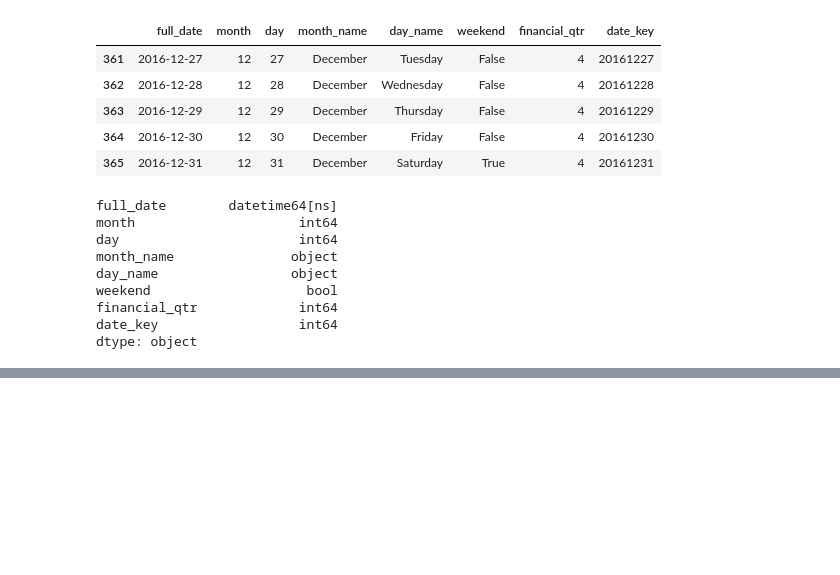
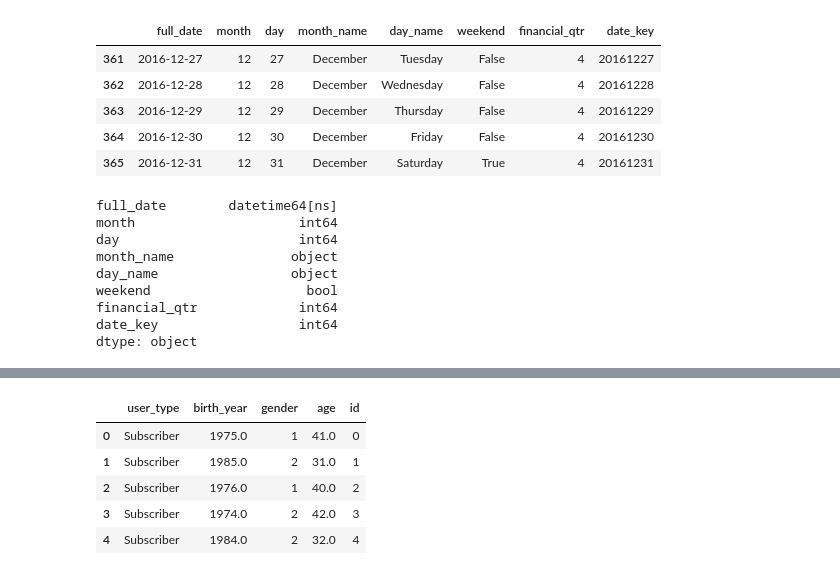
Before and after one commit to ethanenkhtur/bike_rental_data_management, a Jupyter notebook: project.ipynb, the cells around one changed output, grey strips where cells are left out. Cells and saved outputs as stored; diff of their text form; code cells hidden in the pictures; blank space fills up the shorter version.

```diff
--- a/project.ipynb
+++ b/project.ipynb
@@ -540,0 +603,11 @@ dtype: object
+# %%
+# change the name of the trip_demo id column for the database
+trip_demo.rename(columns={'trip_demo':'id'}, inplace=True)
+trip_demo.head()
+# %% [output]
+|  | user_type | birth_year | gender | age | id |
+| 0 | Subscriber | 1975.0 | 1 | 41.0 | 0 |
+| 1 | Subscriber | 1985.0 | 2 | 31.0 | 1 |
+| 2 | Subscriber | 1976.0 | 1 | 40.0 | 2 |
+| 3 | Subscriber | 1974.0 | 2 | 42.0 | 3 |
+| 4 | Subscriber | 1984.0 | 2 | 32.0 | 4 |
```
Also changed, not shown: parts of 6 cells of this notebook.
